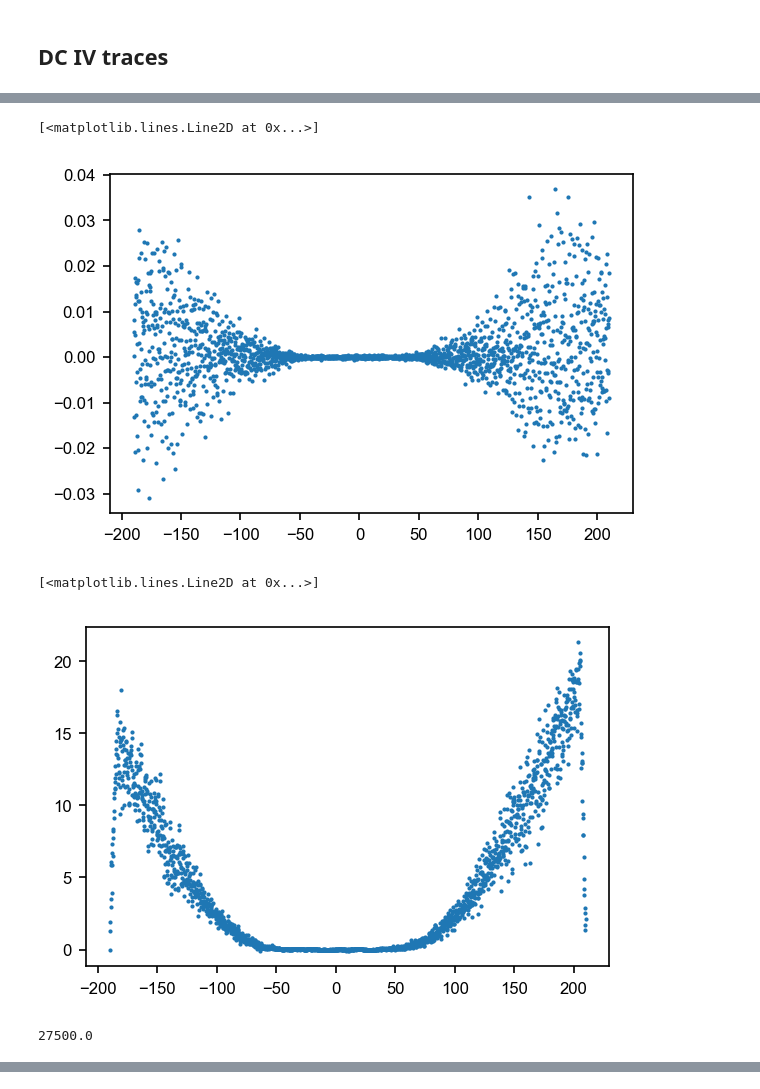
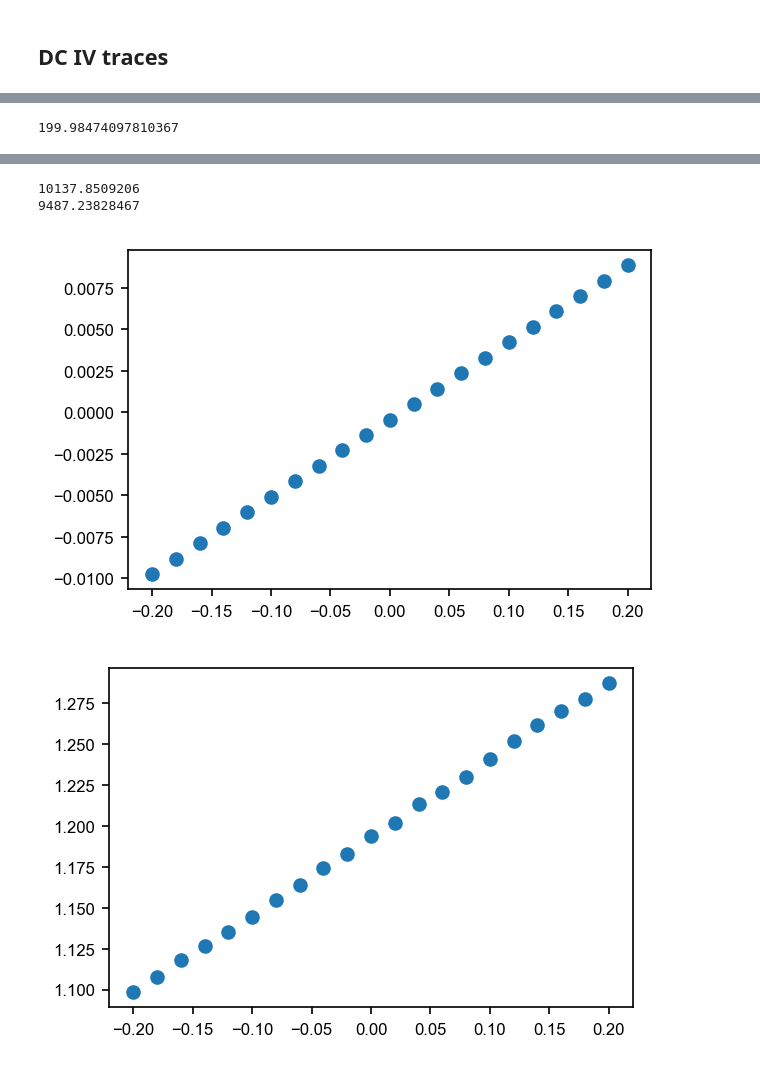
Before and after one commit to StationQDelft/BF1, a Jupyter notebook: Experiments/NIS_1.ipynb, the cells around one changed output, grey strips where cells are left out. Saved outputs shown, nothing was run; the diff lists cells and outputs as text; code cells hidden in the pictures.

```diff
--- a/Experiments/NIS_1.ipynb
+++ b/Experiments/NIS_1.ipynb
@@ -167,16 +199,0 @@ ax.plot(v, i, 'o', ms=1)
-# %%
-difg = np.diff(i)
-
-fig, ax = plt.subplots(1, 1)
-ax.plot(v[:-1], difg, 'o', ms=1)
-# %% [output]
-[<matplotlib.lines.Line2D at 0x...>]
-[figure, removed]
-# %%
-ismooth = smooth(i, 50)
-difg = np.diff(ismooth * 1e-9) / np.diff(v * 1e-6)
-fig, ax = plt.subplots(1, 1)
-ax.plot(v[:-1], difg * 1e6, 'o', ms=1)
-# %% [output]
-[<matplotlib.lines.Line2D at 0x...>]
-[figure, removed]
@@ -189,4 +199,0 @@ NW_res = 26400 + NW_gain*1e-4+100
-# %%
-print(NW_res)
-# %% [output]
-27500.0
@@ -192,0 +204,39 @@ print(NW_res)
+# %%
+station.ivvi.dac1()
+# %% [output]
+199.98474097810367
+# %%
+### Testing: for use with sample simulator.
+
+m = IVCurve(station, namespace)
+m.start = -200
+m.stop = 200
+m.pts = 21
+m.run()
+
+bias = m.data['Current']['Bias [V]'].reshape(-1).copy()
+i = m.data['Current']['Current [A]'].reshape(-1).copy()
+v = m.data['Voltage']['Voltage [V]'].reshape(-1).copy()
+
+fig, ax = plt.subplots(1,1)
+ax.plot(bias * 1e3, i * 1e6, 'o')
+
+fig, ax = plt.subplots(1,1)
+ax.plot(bias * 1e3, v * 1e3, 'o')
+
+fig, ax = plt.subplots(1,1)
+ax.plot(v * 1e3, i * 1e6, 'o')
+
+R = 12e3
+bias2 = bias - i*R
+fig, ax = plt.subplots(1,1)
+ax.plot(bias2 * 1e3, i * 1e6, 'o')
+
+dv = v[-1] - v[0]
+di = i[-1] - i[0]
+print(dv/di)
+
+dv = bias2[-1] - bias2[0]
+di = i[-1] - i[0]
+print(dv/di)
+# %% [output]
@@ -192,0 +246,4 @@ print(NW_res)
+10137.8509206
+9487.23828467
+[figure, added]
+[figure, added]
```
Also changed, not shown: parts of 13 cells of this notebook, 1 other file.
